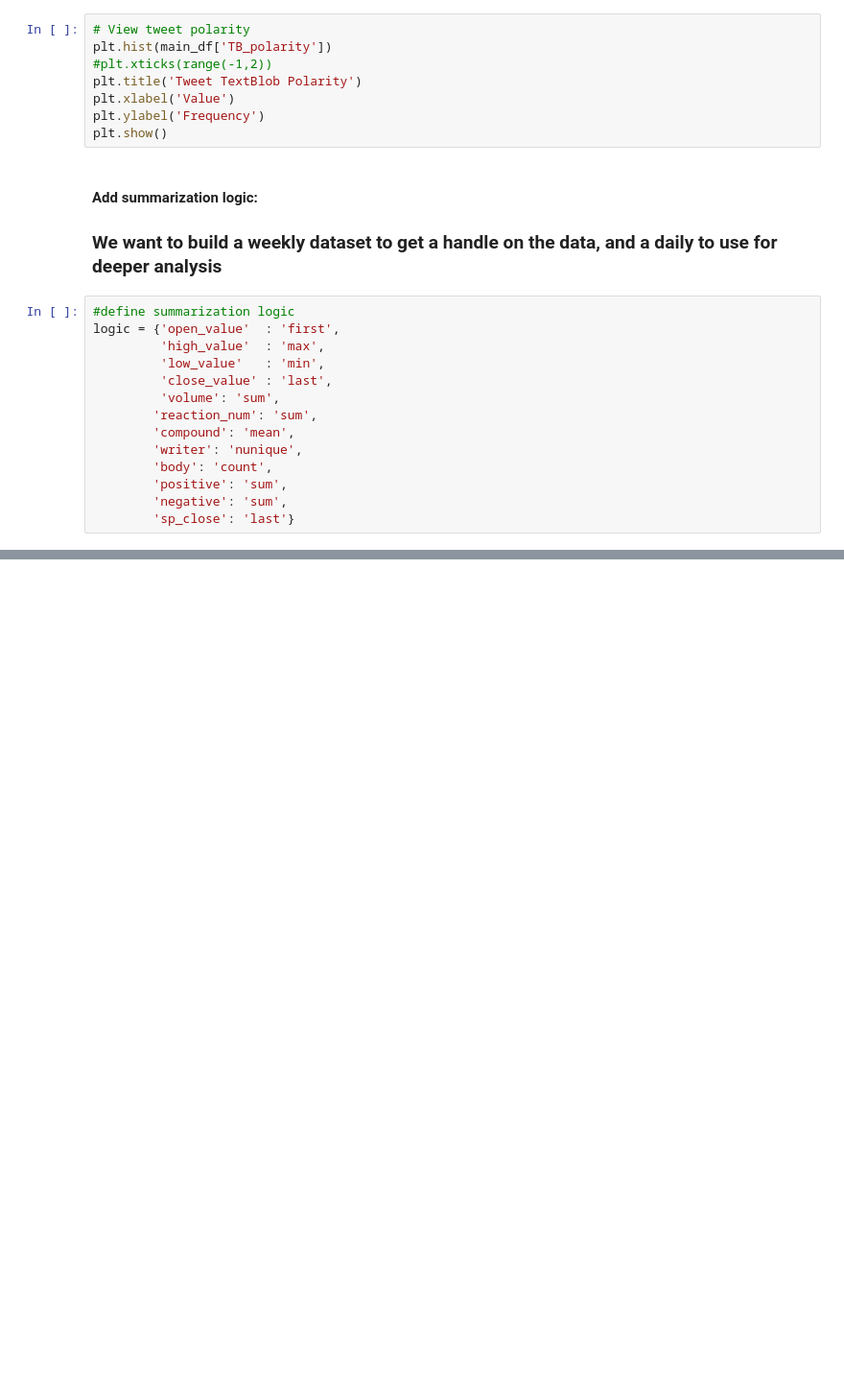
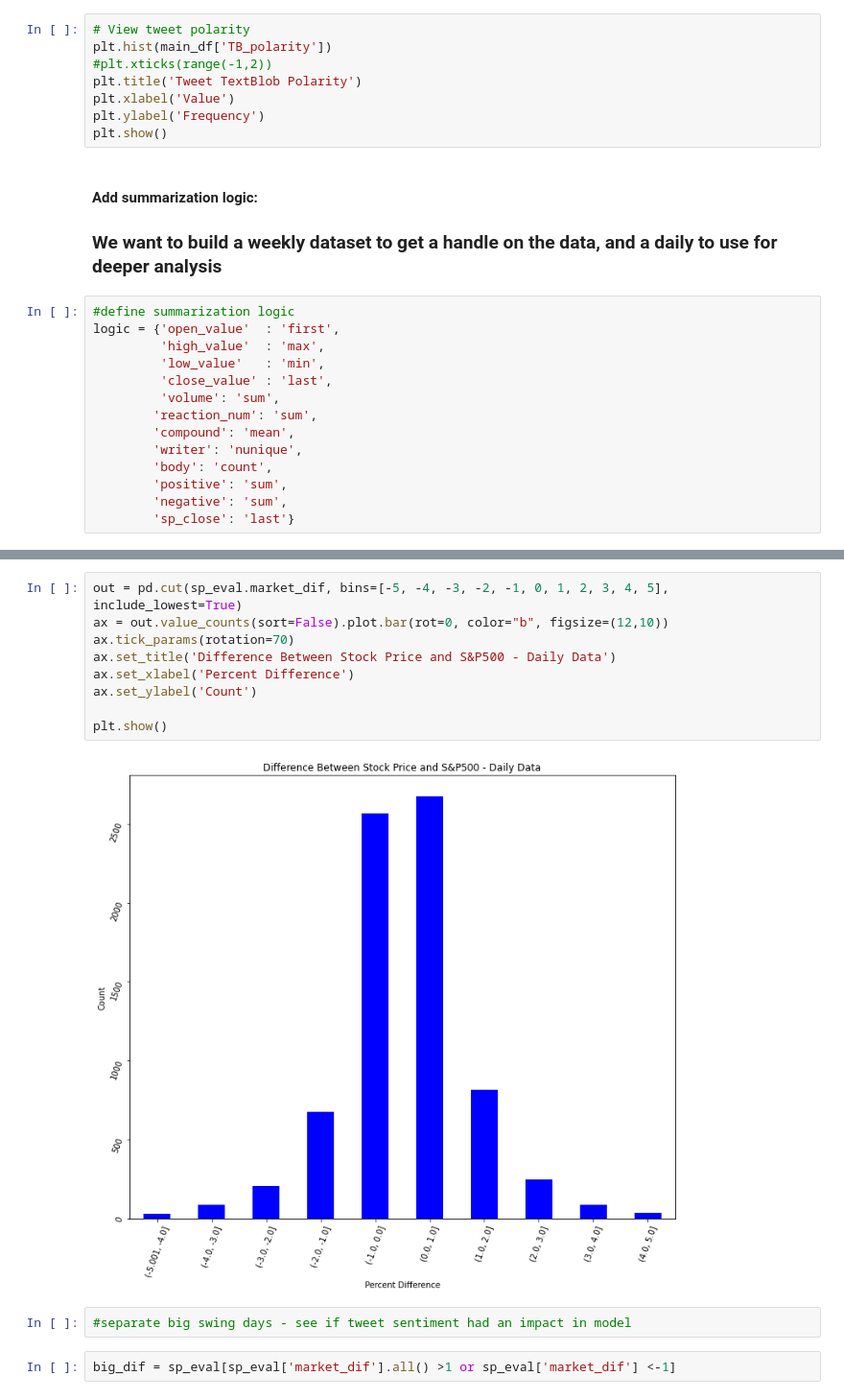
Before and after one commit to heatherpieszala/w207_final_project, a Jupyter notebook: w207_final_project/notebooks/Main_Data_Compilation.ipynb, the cells around one changed output, grey strips where cells are left out. Shown at 96% size. Cells and saved outputs as stored; diff of their text form; blank space fills up the shorter version.

```diff
--- a/w207_final_project/notebooks/Main_Data_Compilation.ipynb
+++ b/w207_final_project/notebooks/Main_Data_Compilation.ipynb
@@ -298,0 +320,15 @@ daily_df.dropna(inplace=True)
+# %%
+out = pd.cut(sp_eval.market_dif, bins=[-5, -4, -3, -2, -1, 0, 1, 2, 3, 4, 5], include_lowest=True)
+ax = out.value_counts(sort=False).plot.bar(rot=0, color="b", figsize=(12,10))
+ax.tick_params(rotation=70)
+ax.set_title('Difference Between Stock Price and S&P500 - Daily Data')
+ax.set_xlabel('Percent Difference')
+ax.set_ylabel('Count')
+
+plt.show()
+# %% [output]
+[figure, added]
+# %%
+#separate big swing days - see if tweet sentiment had an impact in model
+# %%
+big_dif = sp_eval[sp_eval['market_dif'].all() >1 or sp_eval['market_dif'] <-1]
```
Also changed, not shown: parts of 10 cells of this notebook.
